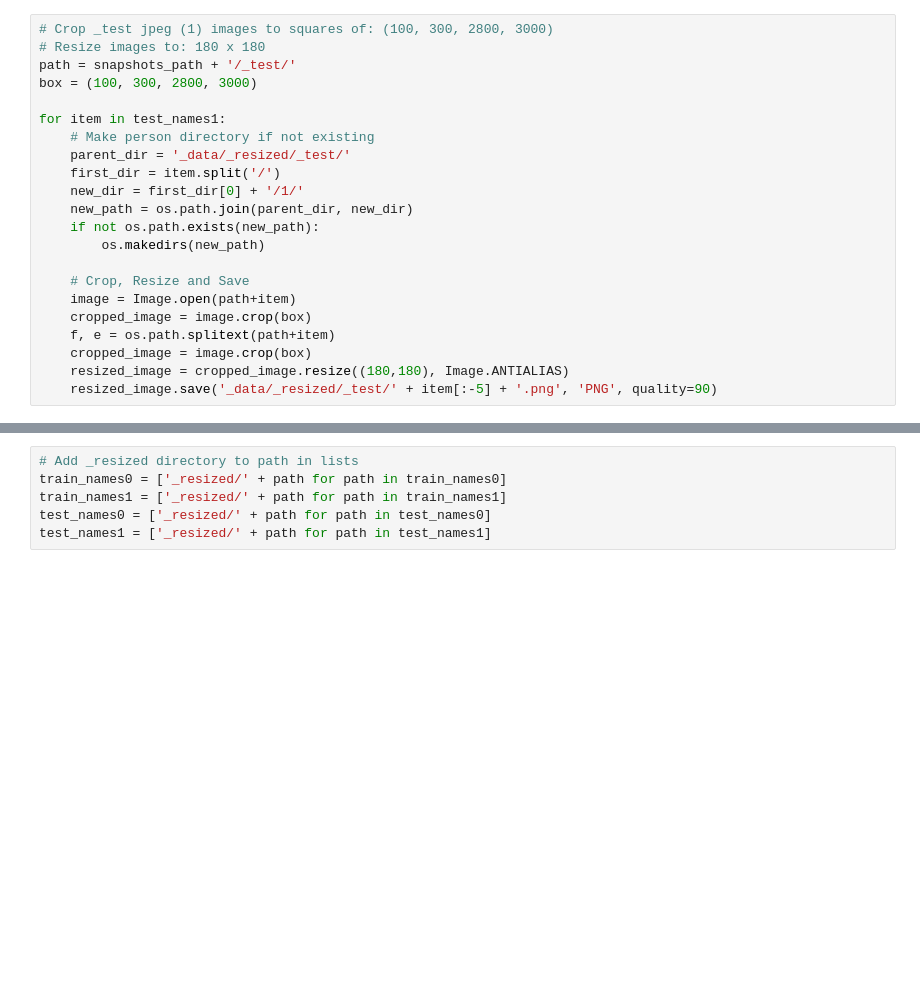
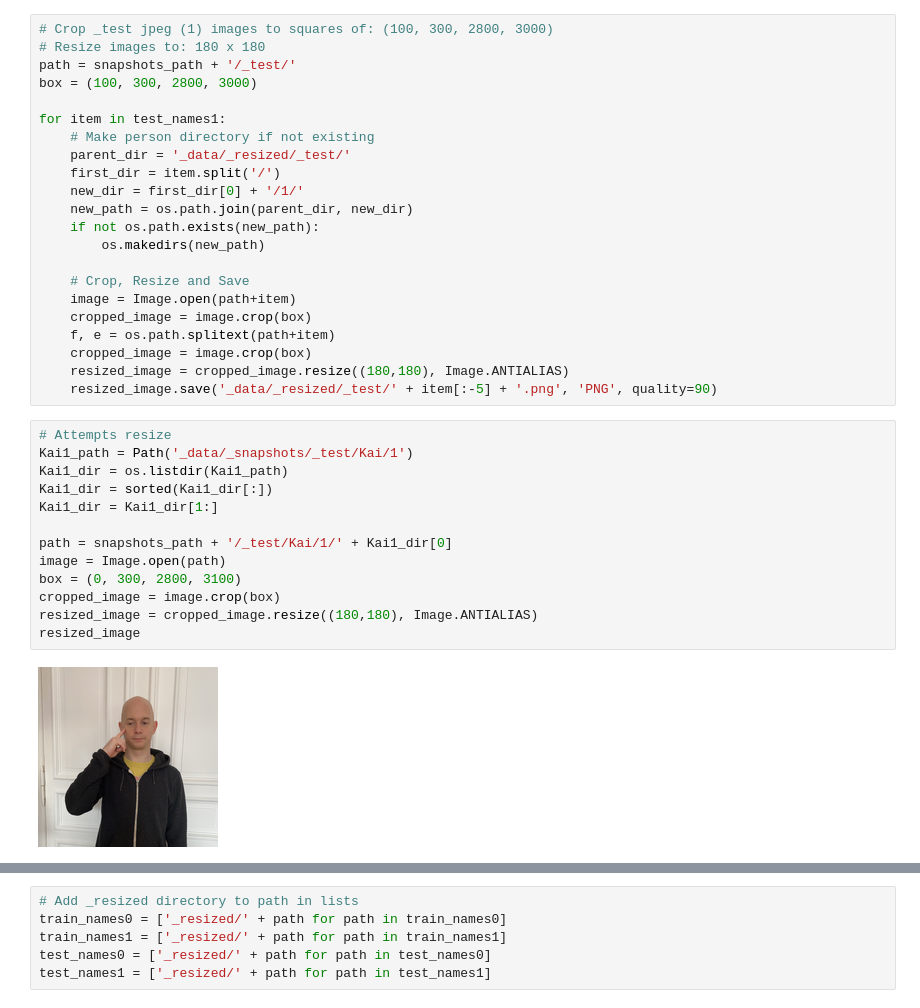
Before and after one commit to Pensive1881/Recoglicious, a Jupyter notebook: pipeline.ipynb, the cells around one changed output, grey strips where cells are left out. Cells and saved outputs as stored; diff of their text form; blank space fills up the shorter version.

```diff
--- a/pipeline.ipynb
+++ b/pipeline.ipynb
@@ -215,3 +215,18 @@ for item in test_names1:
     cropped_image = image.crop(box)
     resized_image = cropped_image.resize((180,180), Image.ANTIALIAS)
     resized_image.save('_data/_resized/_test/' + item[:-5] + '.png', 'PNG', quality=90)
+# %%
+# Attempts resize
+Kai1_path = Path('_data/_snapshots/_test/Kai/1')
+Kai1_dir = os.listdir(Kai1_path)
+Kai1_dir = sorted(Kai1_dir[:])
+Kai1_dir = Kai1_dir[1:]
+
+path = snapshots_path + '/_test/Kai/1/' + Kai1_dir[0]
+image = Image.open(path)
+box = (0, 300, 2800, 3100)
+cropped_image = image.crop(box)
+resized_image = cropped_image.resize((180,180), Image.ANTIALIAS)
+resized_image
+# %% [output]
+[figure, added]
```
Also changed, not shown: parts of 6 cells of this notebook, 1 other file.
